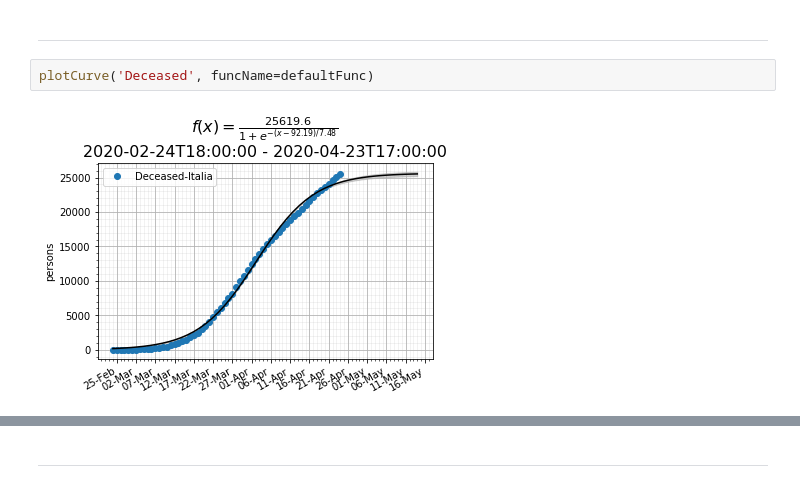
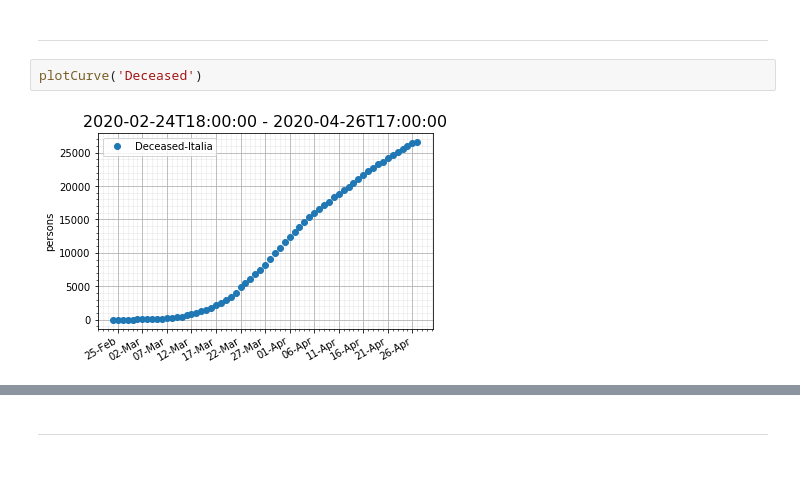
Before and after one commit to trianam/covidFit, a Jupyter notebook: fit.ipynb, the cells around one changed output, grey strips where cells are left out. Cells and saved outputs as stored; diff of their text form.

```diff
--- a/fit.ipynb
+++ b/fit.ipynb
@@ -292,9 +292,9 @@ plotCurve('Deceased', 'Toscana', derivative=1)
 # %% [markdown]
 ---
 # %%
-plotCurve('Deceased', funcName=defaultFunc)
+plotCurve('Deceased')
 # %% [output]
-[figure, old version]
+[figure, new version]
 # %%
 plotCurve('Deceased', derivative=1)
 # %% [output]
```
Also changed, not shown: parts of 42 cells of this notebook.
